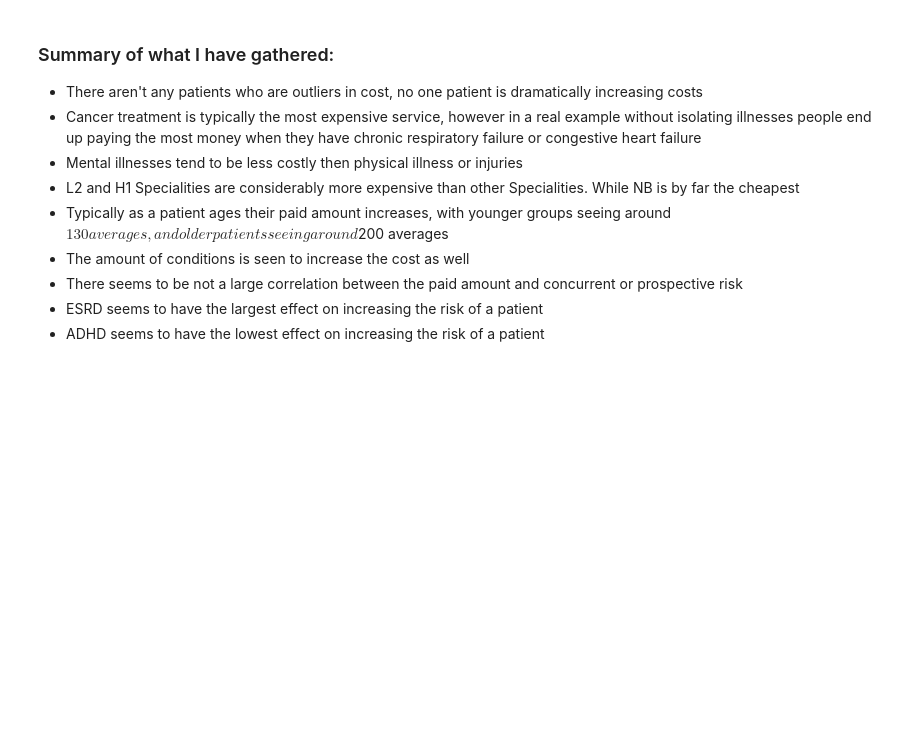
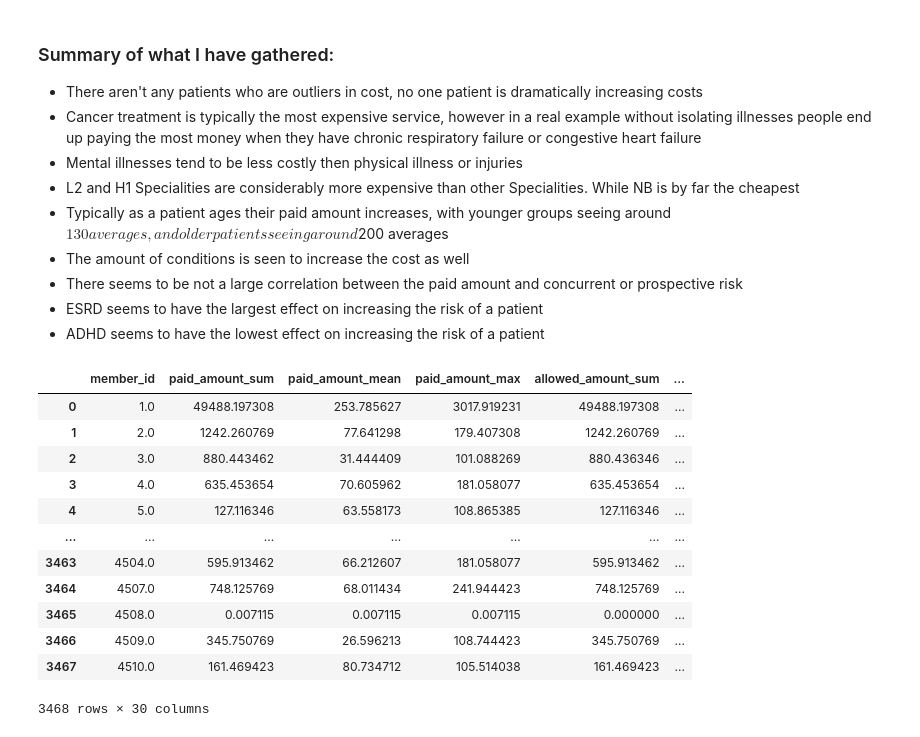
Before and after one commit to Tmanhertzog/CaseStudy-Technical-Assessment, a Jupyter notebook: process_data.ipynb, the cells around one changed output. Cells and saved outputs as stored; diff of their text form; code cells hidden in the pictures; blank space fills up the shorter version.

```diff
--- a/process_data.ipynb
+++ b/process_data.ipynb
@@ -563,3 +572,68 @@ dtype: float64
 - There seems to be not a large correlation between the paid amount and concurrent or prospective risk
 - ESRD seems to have the largest effect on increasing the risk of a patient
 - ADHD seems to have the lowest effect on increasing the risk of a patient
+# %%
+"""
+Big Ideas:
+1. Remove unnecessary columns
+2. Aggregate data to patient level (sum of paid amount, count of procedures) while trying to maintain important information
+3. Encode categorical variables for my model training
+Acknowledgement: Instead of using a temporal model, I plan on using a static one due to time constraints, but I would ideally like to explore temporal models.
+"""
+
+# Drop columns that won't be used in modeling
+ml_df.drop(columns=["claim_number", "member_id_num", "age_group", "service_date", "paid_date"], inplace=True)
+
+agg_dict = {
+    "paid_amount": ["sum", "mean", "max"],
+    "allowed_amount": ["sum", "mean", "max"],
+    "age": "first"
+}
+
+condition_cols = [
+    "adhd", "asthma", "blood_disorders", "cancer", "chronic_pain",
+    "congestive_heart_failure", "chronic_respiratory_failure",
+    "depression", "diabetes", "esrd", "eating_disorders", "hiv/aids",
+    "hyperlipidemia", "hypertension", "lower_back_pain"
+]
+
+for col in condition_cols:
+    agg_dict[col] = "max"
+
+
+agg_dict["procedure"] = "count"
+agg_dict["cpt4"] = "nunique"
+agg_dict["vendor_name"] = "nunique"
+
+# Set few (Due to time constraints i do not have time to categorize each all columns)
+agg_dict["place_of_service_description"] = lambda x: x.mode()[0] if not x.mode().empty else None
+agg_dict["speciality"] = lambda x: x.mode()[0] if not x.mode().empty else None
+agg_dict["procedure_grouper_desc"] = lambda x: x.mode()[0] if not x.mode().empty else None
+
+# Group by member_id and aggregate
+df_patient = ml_df.groupby("member_id").agg(agg_dict).reset_index()
+df_patient.columns = ["_".join(col).strip("_") for col in df_patient.columns]
+
+target = df.groupby("member_id")["prospective_risk"].first().reset_index()
+df_patient = df_patient.merge(target, on="member_id")
+
+
+for col in df_patient.select_dtypes(include="object").columns:
+    if col != "member_id":
+        df_patient[col] = LabelEncoder().fit_transform(df_patient[col].astype(str))
+
+df_patient
+# %% [output]
+|  | member_id | paid_amount_sum | paid_amount_mean | paid_amount_max | allowed_amount_sum | ... |
+| 0 | 1.0 | 49488.197308 | 253.785627 | 3017.919231 | 49488.197308 | ... |
+| 1 | 2.0 | 1242.260769 | 77.641298 | 179.407308 | 1242.260769 | ... |
+| 2 | 3.0 | 880.443462 | 31.444409 | 101.088269 | 880.436346 | ... |
+| 3 | 4.0 | 635.453654 | 70.605962 | 181.058077 | 635.453654 | ... |
+| 4 | 5.0 | 127.116346 | 63.558173 | 108.865385 | 127.116346 | ... |
+| ... | ... | ... | ... | ... | ... | ... |
+| 3463 | 4504.0 | 595.913462 | 66.212607 | 181.058077 | 595.913462 | ... |
+| 3464 | 4507.0 | 748.125769 | 68.011434 | 241.944423 | 748.125769 | ... |
+| 3465 | 4508.0 | 0.007115 | 0.007115 | 0.007115 | 0.000000 | ... |
+| 3466 | 4509.0 | 345.750769 | 26.596213 | 108.744423 | 345.750769 | ... |
+| 3467 | 4510.0 | 161.469423 | 80.734712 | 105.514038 | 161.469423 | ... |
+3468 rows × 30 columns
```
Also changed, not shown: parts of 6 cells of this notebook, 6 other files.
